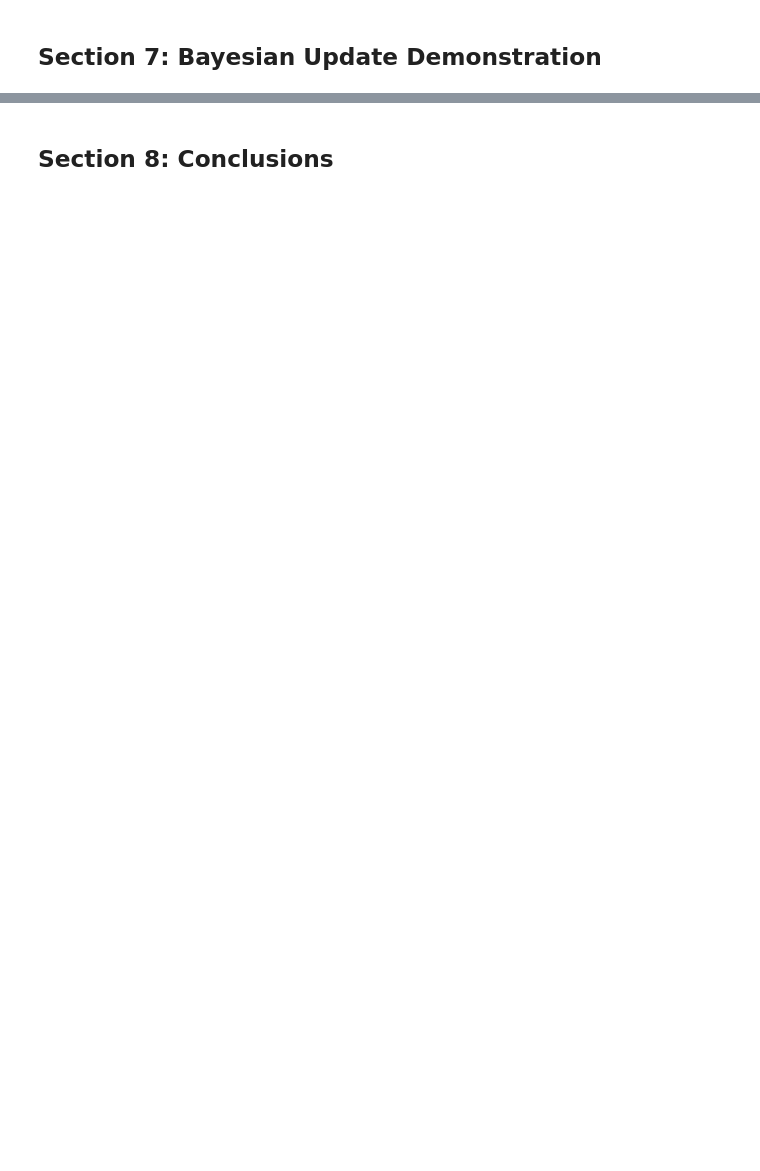
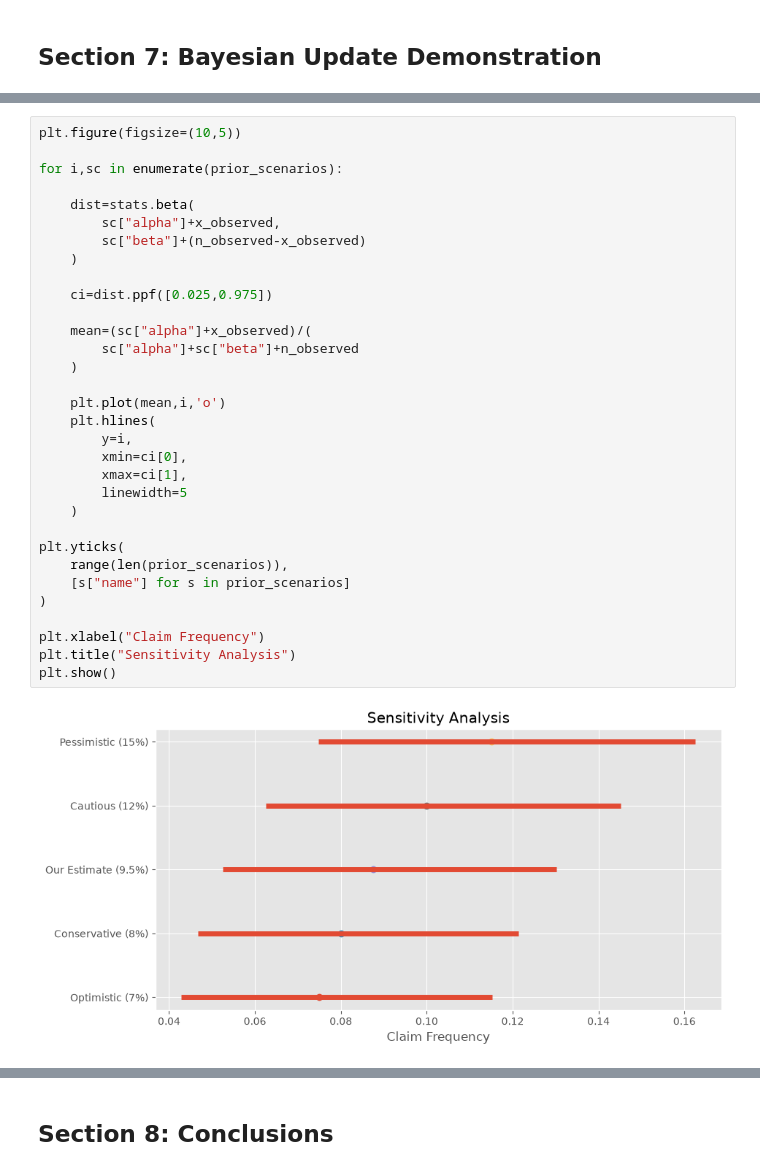
Before and after one commit to akashgupta0728/Zensung-Malaysia-EV, a Jupyter notebook: EV_Risk_Scoring_Model.ipynb, the cells around one changed output, grey strips where cells are left out. Saved outputs shown, nothing was run; the diff lists cells and outputs as text; blank space fills up the shorter version.

```diff
--- a/EV_Risk_Scoring_Model.ipynb
+++ b/EV_Risk_Scoring_Model.ipynb
@@ -432,0 +569,34 @@ Name: proportion, dtype: float64
+# %%
+plt.figure(figsize=(10,5))
+
+for i,sc in enumerate(prior_scenarios):
+
+    dist=stats.beta(
+        sc["alpha"]+x_observed,
+        sc["beta"]+(n_observed-x_observed)
+    )
+
+    ci=dist.ppf([0.025,0.975])
+
+    mean=(sc["alpha"]+x_observed)/(
+        sc["alpha"]+sc["beta"]+n_observed
+    )
+
+    plt.plot(mean,i,'o')
+    plt.hlines(
+        y=i,
+        xmin=ci[0],
+        xmax=ci[1],
+        linewidth=5
+    )
+
+plt.yticks(
+    range(len(prior_scenarios)),
+    [s["name"] for s in prior_scenarios]
+)
+
+plt.xlabel("Claim Frequency")
+plt.title("Sensitivity Analysis")
+plt.show()
+# %% [output]
+[figure, added]
```
Also changed, not shown: parts of 11 cells of this notebook.
